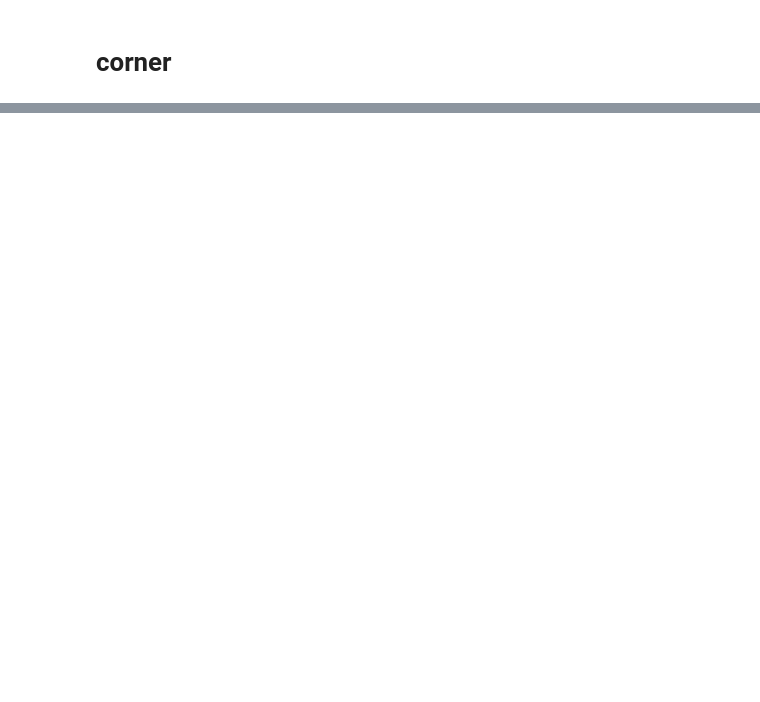
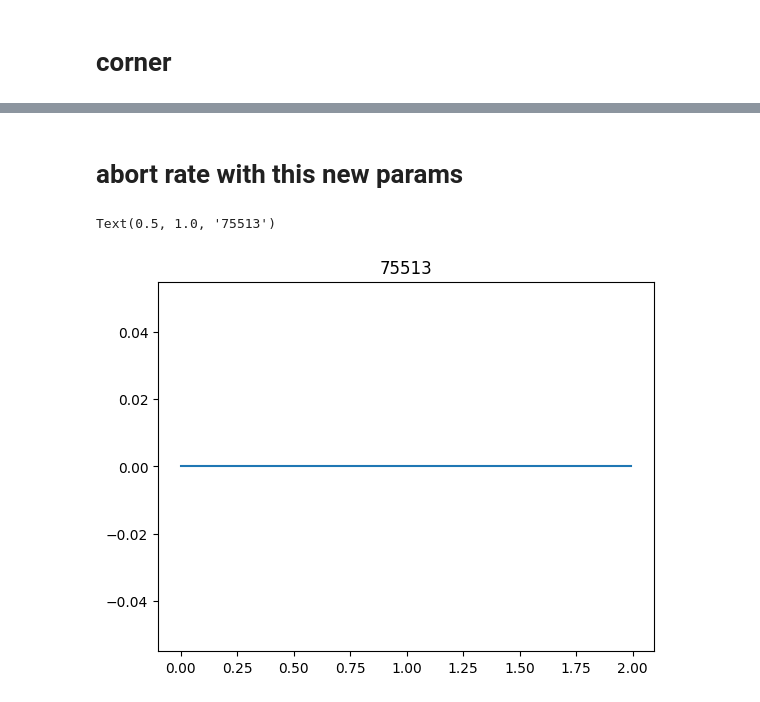
Before and after one commit to rakaar/ddm_data, a Jupyter notebook: fitting_aborts/post_LED_drift_and_motor_fit_VBMC.ipynb, the cells around one changed output, grey strips where cells are left out. Drawn from its saved outputs; the diff is of its cells as text; code cells hidden in the pictures; blank space fills up the shorter version.

Commit message:
need to fix a bug, vec is always zero somehow

```diff
--- a/fitting_aborts/post_LED_drift_and_motor_fit_VBMC.ipynb
+++ b/fitting_aborts/post_LED_drift_and_motor_fit_VBMC.ipynb
@@ -393,0 +195,2 @@ Too few points to create valid contours
+# %% [markdown]
+# abort rate with this new params
@@ -393,0 +243,29 @@ Too few points to create valid contours
+# %%
+N_theory = int(1e3)
+t_pts = np.arange(0, 2, 0.005)
+
+P_A_samples = np.zeros((N_theory, len(t_pts)))
+t_stim_and_led_tuple = [(row['intended_fix'], row['intended_fix'] - row['LED_onset_time']) for _, row in df.iterrows()]
+
+delta_i = total_proactive_delay - motor_delay_mean
+# sample N_theory indices
+indices = np.random.choice(len(df_led_on_aborts), N_theory)
+
+for i in tqdm(range(N_theory)):
+# for i in tqdm(range(10)):
+
+    _, t_LED = t_stim_and_led_tuple[indices[i]]
+    # P_A_samp = PA_with_LEDON_2_VEC(t_pts, V_A, post_LED_drift_mean, theta_A, 0, t_LED, delta_i, motor_delay_mean)
+    P_A_samp = PA_with_LEDON_2_VEC_DEBUG(t_pts, V_A, 2.53, theta_A, 0, t_LED, -0.22, 0.0405)
+
+P_A_samp_mean = np.mean(P_A_samples, axis=0)
+# %%
+r = np.random.choice(len(t_stim_and_led_tuple))
+t_stim, t_LED = t_stim_and_led_tuple[r]
+# P_A_samp = PA_with_LEDON_2_VEC(t_pts, V_A, post_LED_drift_mean, theta_A, t_stim, t_LED, delta_i, motor_delay_mean)
+P_A_samp = PA_with_LEDON_2_VEC_DEBUG(t_pts, V_A, 2.53, theta_A, t_stim, t_LED, -0.22, 0.0401)
+plt.plot(t_pts, P_A_samp, label='sampled')
+plt.title(r)
+# %% [output]
+Text(0.5, 1.0, '75513')
+[figure, added]
```
Also changed, not shown: parts of 14 cells of this notebook, 1 other file.
